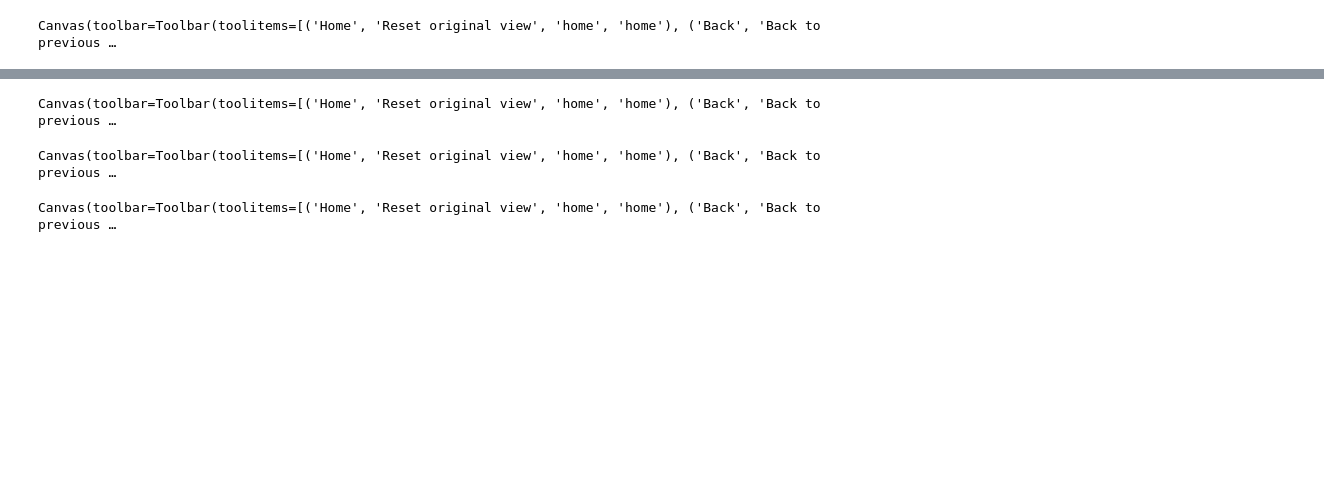
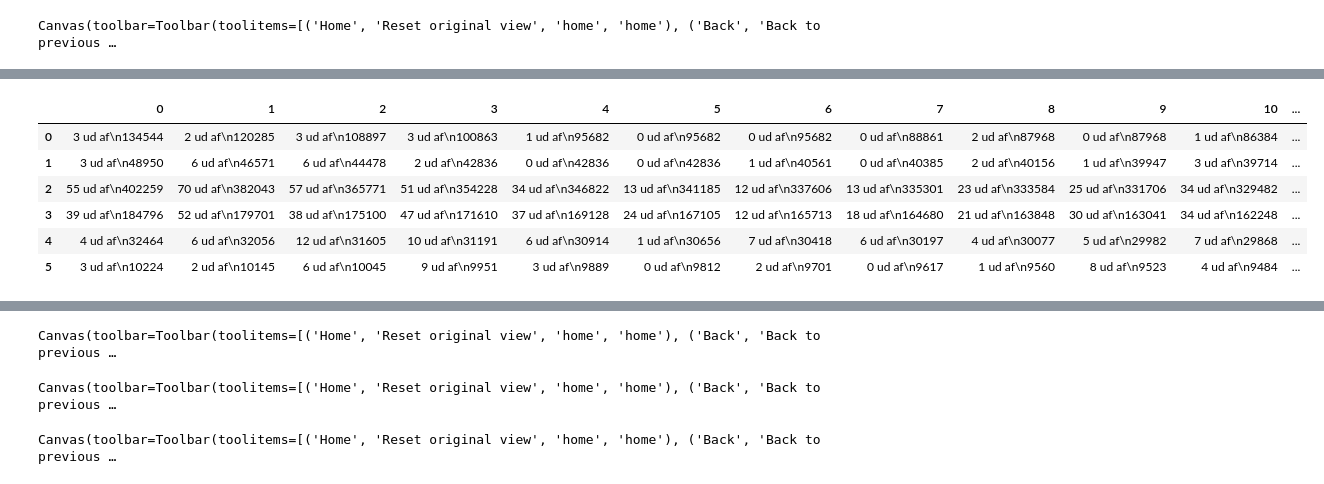
Before and after one commit to PandemiXcenter/PandemiX, a Jupyter notebook: notebooks/BreakthroughHeatmaps.ipynb, the cells around one changed output, grey strips where cells are left out. Cells and saved outputs as stored; diff of their text form; code cells hidden in the pictures; blank space fills up the shorter version.

```diff
--- a/notebooks/BreakthroughHeatmaps.ipynb
+++ b/notebooks/BreakthroughHeatmaps.ipynb
@@ -455,0 +690,36 @@ Canvas(toolbar=Toolbar(toolitems=[('Home', 'Reset original view', 'home', 'home'
+# %%
+plotdf = pd.DataFrame(fullMatVaccInci.transpose())
+annodf = pd.DataFrame(fullMatVaccCount.transpose())
+annodf2 = pd.DataFrame(fullMatVaccPop.transpose())
+annodf3 = pd.DataFrame(fullMatVaccCount.transpose())
+# display(plotdf)
+# print(plotdf.shape)
+# display(annodf)
+# print(annodf.shape)
+# for k in annodf.columns:
+#     annodf[k] = 'Antal: '+ annodf[k].astype(int).astype(str)
+# for k in annodf2.columns:
+#     annodf2[k] = 'Pop: '+ annodf2[k].astype(int).astype(str)
+# display(annodf)
+# display(annodf2)
+
+for k in annodf3.columns:
+    annodf3[k] = annodf[k].astype(int).astype(str) + ' ud af\n' + annodf2[k].astype(int).astype(str)
+annodf3
+
+plotdf_unvacc = pd.DataFrame(fullMatUnvaccInci.transpose())
+annodf_unvacc = pd.DataFrame(fullMatUnvaccCount.transpose())
+annodf2_unvacc = pd.DataFrame(fullMatUnvaccPop.transpose())
+annodf3_unvacc = pd.DataFrame(fullMatUnvaccCount.transpose())
+
+for k in annodf3_unvacc.columns:
+    annodf3_unvacc[k] = annodf_unvacc[k].astype(int).astype(str) + ' ud af\n' + annodf2_unvacc[k].astype(int).astype(str)
+annodf3_unvacc
+# %% [output]
+|  | 0 | 1 | 2 | 3 | 4 | 5 | 6 | 7 | 8 | 9 | 10 | ... |
+| 0 | 3 ud af\n134544 | 2 ud af\n120285 | 3 ud af\n108897 | 3 ud af\n100863 | 1 ud af\n95682 | 0 ud af\n95682 | 0 ud af\n95682 | 0 ud af\n88861 | 2 ud af\n87968 | 0 ud af\n87968 | 1 ud af\n86384 | ... |
+| 1 | 3 ud af\n48950 | 6 ud af\n46571 | 6 ud af\n44478 | 2 ud af\n42836 | 0 ud af\n42836 | 0 ud af\n42836 | 1 ud af\n40561 | 0 ud af\n40385 | 2 ud af\n40156 | 1 ud af\n39947 | 3 ud af\n39714 | ... |
+| 2 | 55 ud af\n402259 | 70 ud af\n382043 | 57 ud af\n365771 | 51 ud af\n354228 | 34 ud af\n346822 | 13 ud af\n341185 | 12 ud af\n337606 | 13 ud af\n335301 | 23 ud af\n333584 | 25 ud af\n331706 | 34 ud af\n329482 | ... |
+| 3 | 39 ud af\n184796 | 52 ud af\n179701 | 38 ud af\n175100 | 47 ud af\n171610 | 37 ud af\n169128 | 24 ud af\n167105 | 12 ud af\n165713 | 18 ud af\n164680 | 21 ud af\n163848 | 30 ud af\n163041 | 34 ud af\n162248 | ... |
+| 4 | 4 ud af\n32464 | 6 ud af\n32056 | 12 ud af\n31605 | 10 ud af\n31191 | 6 ud af\n30914 | 1 ud af\n30656 | 7 ud af\n30418 | 6 ud af\n30197 | 4 ud af\n30077 | 5 ud af\n29982 | 7 ud af\n29868 | ... |
+| 5 | 3 ud af\n10224 | 2 ud af\n10145 | 6 ud af\n10045 | 9 ud af\n9951 | 3 ud af\n9889 | 0 ud af\n9812 | 2 ud af\n9701 | 0 ud af\n9617 | 1 ud af\n9560 | 8 ud af\n9523 | 4 ud af\n9484 | ... |
```
Also changed, not shown: parts of 13 cells of this notebook, 5 other files.
